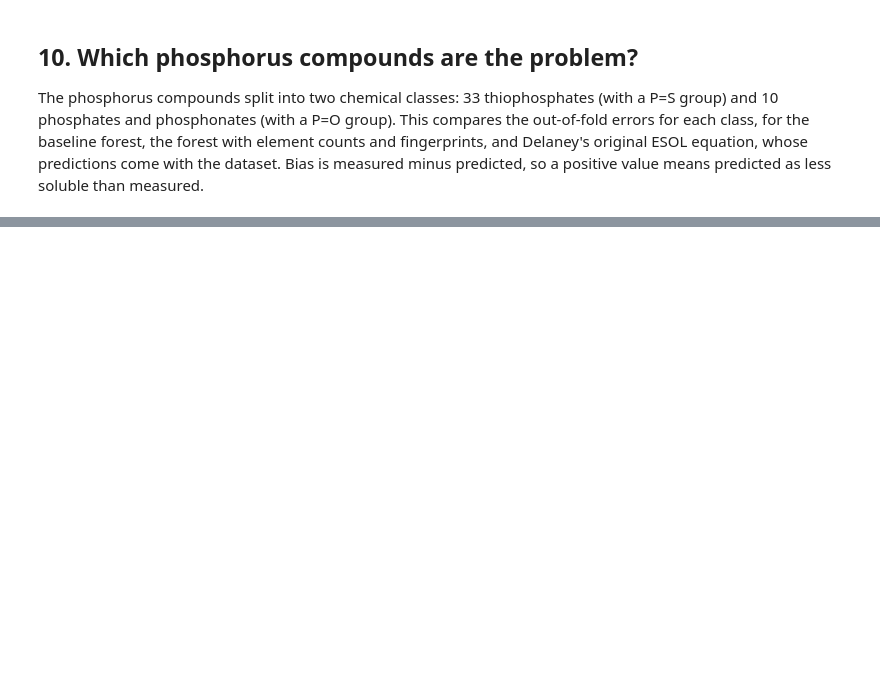
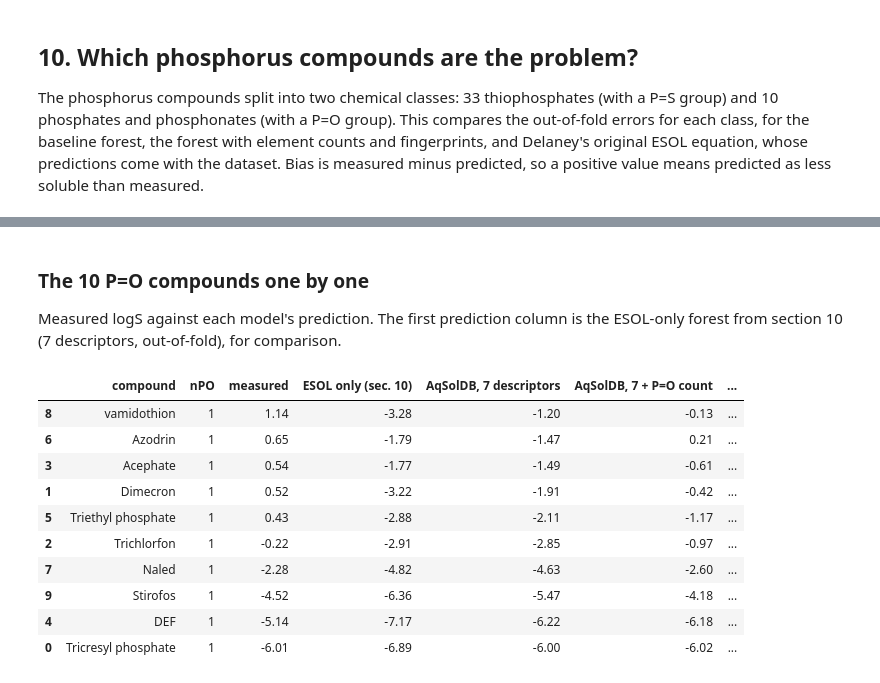
Before and after one commit to Ash679-ux/chem-ml-solubility, a Jupyter notebook: molecules.ipynb, the cells around one changed output, grey strips where cells are left out. Cells and saved outputs as stored; diff of their text form; code cells hidden in the pictures; blank space fills up the shorter version.

```diff
--- a/molecules.ipynb
+++ b/molecules.ipynb
@@ -568,0 +776,23 @@ p_table.round(2)
+# %%
+def featurize_po(mol):
+    """The seven descriptors plus nPO, the number of P=O groups."""
+    feats = featurize(mol)
+    feats["nPO"] = count_matches(mol, PO_PATTERNS)
+    return feats
+
+
+FEATURES = {"7 descriptors": featurize, "7 + P=O count": featurize_po}
+
+
+def make_X(mols, fn):
+    """One row of features per molecule."""
+    return pd.DataFrame([fn(m) for m in mols])
+
+
+# features for every (dataset, feature set) pair, and for ESOL
+X_big = {(d, f): make_X(big[d]["mol"], fn) for d in big for f, fn in FEATURES.items()}
+X_esol = {f: make_X(esol["mol"], fn) for f, fn in FEATURES.items()}
+
+# checks: the 7 descriptors are unchanged, and every ESOL P=O compound has one P=O group
+print("7-descriptor ESOL features match section 2:", bool(np.allclose(X_esol["7 descriptors"], X)))
+print("nPO in ESOL:", X_esol["7 + P=O count"]["nPO"].value_counts().sort_index().to_dict())
@@ -568,0 +851,30 @@ p_table.round(2)
+# %% [markdown]
+### The 10 P=O compounds one by one
+
+Measured logS against each model's prediction. The first prediction column is the ESOL-only forest from section 10 (7 descriptors, out-of-fold), for comparison.
+# %%
+# out-of-fold predictions of the ESOL-only forest from section 10
+base_pred = (y - errs["forest, 7 descriptors (baseline)"]).to_numpy()
+
+po_compounds = pd.DataFrame({
+    "compound": esol.loc[is_po, "name"].to_numpy(),
+    "nPO": X_esol["7 + P=O count"].loc[is_po, "nPO"].to_numpy(),
+    "measured": y_esol[is_po],
+    "ESOL only (sec. 10)": base_pred[is_po],
+})
+# one column per model trained on a larger dataset
+for (d, f), pred in ext_pred.items():
+    po_compounds[f"{d}, {f}"] = pred[is_po]
+po_compounds.round(2).sort_values("measured", ascending=False)
+# %% [output]
+|  | compound | nPO | measured | ESOL only (sec. 10) | AqSolDB, 7 descriptors | AqSolDB, 7 + P=O count | ... |
+| 8 | vamidothion | 1 | 1.14 | -3.28 | -1.20 | -0.13 | ... |
+| 6 | Azodrin | 1 | 0.65 | -1.79 | -1.47 | 0.21 | ... |
+| 3 | Acephate | 1 | 0.54 | -1.77 | -1.49 | -0.61 | ... |
+| 1 | Dimecron | 1 | 0.52 | -3.22 | -1.91 | -0.42 | ... |
+| 5 | Triethyl phosphate | 1 | 0.43 | -2.88 | -2.11 | -1.17 | ... |
+| 2 | Trichlorfon | 1 | -0.22 | -2.91 | -2.85 | -0.97 | ... |
+| 7 | Naled | 1 | -2.28 | -4.82 | -4.63 | -2.60 | ... |
+| 9 | Stirofos | 1 | -4.52 | -6.36 | -5.47 | -4.18 | ... |
+| 4 | DEF | 1 | -5.14 | -7.17 | -6.22 | -6.18 | ... |
+| 0 | Tricresyl phosphate | 1 | -6.01 | -6.89 | -6.00 | -6.02 | ... |
```
Also changed, not shown: parts of 37 cells of this notebook, 6 other files.
